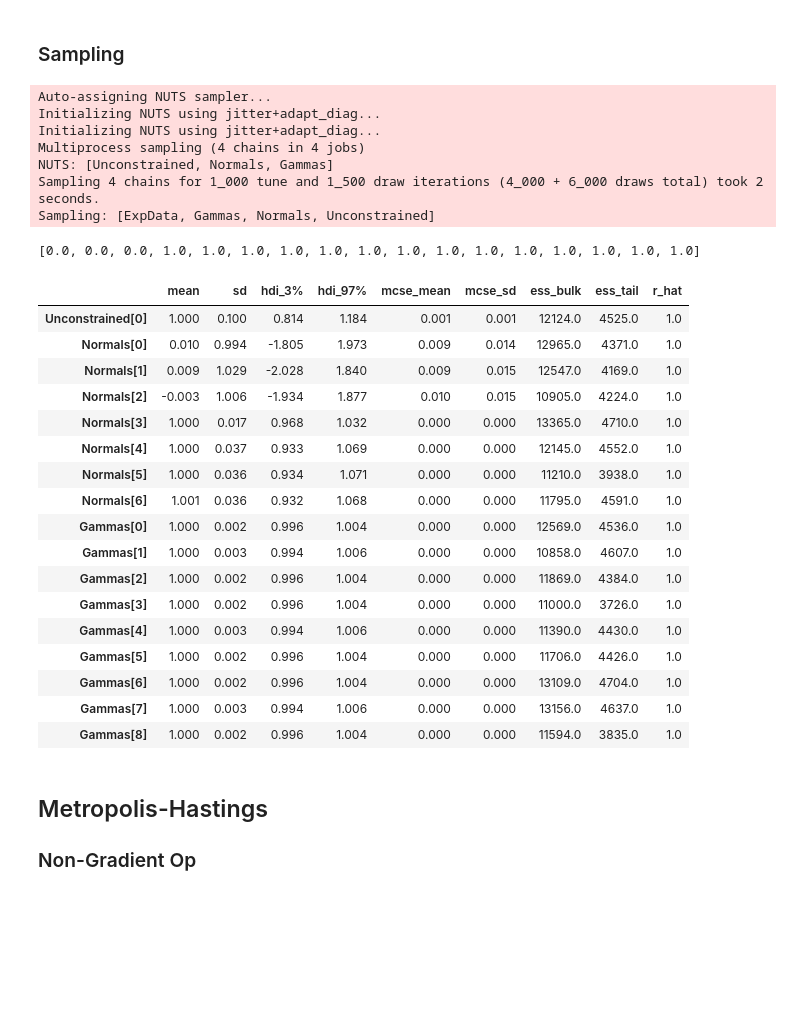
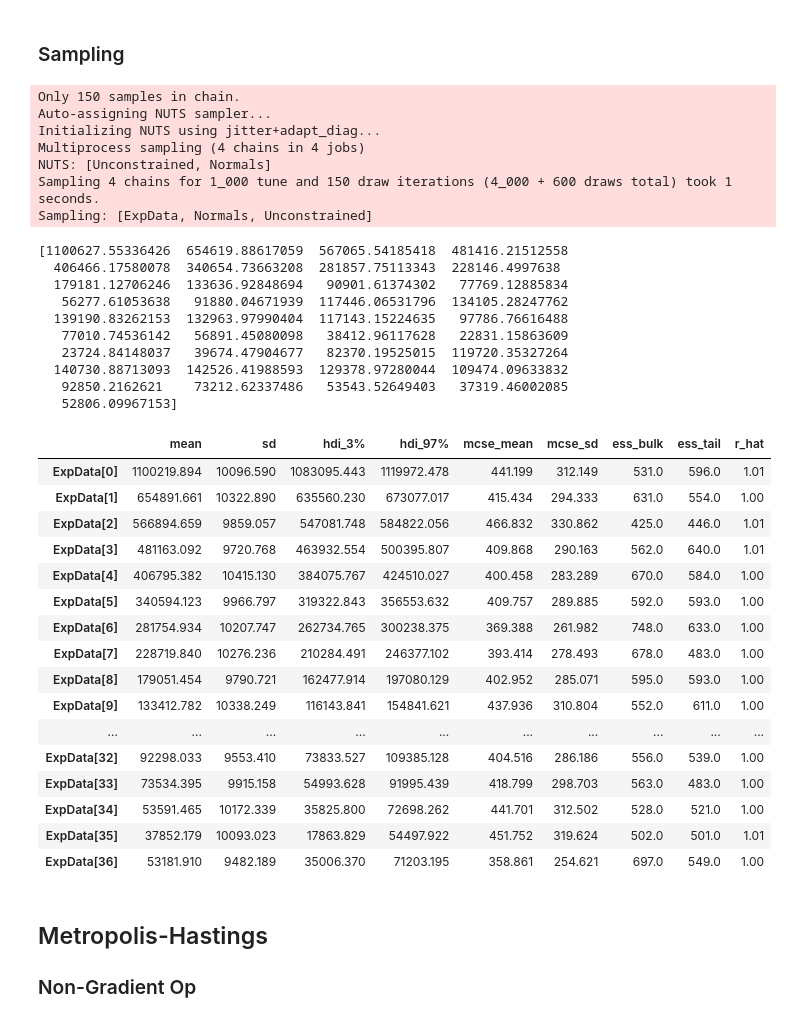
Before and after one commit to malin-horstmann/bayesian_pyhf, a Jupyter notebook: src/pyhf_pymc/sampling2.ipynb, the cells around one changed output. Saved outputs shown, nothing was run; the diff lists cells and outputs as text; code cells hidden in the pictures; blank space fills up the shorter version.

```diff
--- a/src/pyhf_pymc/sampling2.ipynb
+++ b/src/pyhf_pymc/sampling2.ipynb
@@ -102,7 +99,7 @@ nPars = len(model.config.suggested_init())
 # Prepare the priors for sampling
     # Unconstrained parameters
 unconstr_dict = {
-    'uncon1': {'type': 'unconstrained', 'type2': 'normal', 'input': [[1], [0.1]]}
+    'uncon1': {'type': 'unconstrained', 'type2': 'normal', 'input': [[2], [0.1]]}
     }
 
     # Create dictionary with all priors (unconstrained, constrained by normal and poisson)
@@ -214,47 +186,55 @@ expData_op = ExpDataOp()
 # %%
 with pm.Model():
     pars = prepare_inference.priors2pymc(prepared_model)
-    # pars = model.config.suggested_init()
+    pars = model.config.suggested_init()
 
     expData_op = ExpDataOp()
-    ExpData = pm.Normal("ExpData", mu=expData_op(pars).eval(), sigma=1, observed=obs)
+    ExpData = pm.Normal("ExpData", mu=expData_op(pars).eval(), sigma=10_000, observed=obs)
 
-    post_data = pm.sample(1500)
+    post_data = pm.sample(150)
     post_pred = pm.sample_posterior_predictive(post_data)
-    prior_pred = pm.sample_prior_predictive(1500)
+    prior_pred = pm.sample_prior_predictive(150)
 
-# print(model.expected_actualdata(eval_point))
-# az.summary(post_pred, var_names="ExpData")
+print(model.expected_actualdata(eval_point))
+az.summary(post_pred, var_names="ExpData")
 
-print(eval_point)
-az.summary(post_data)
+# print(eval_point)
+# az.summary(post_data)
 # %% [output]
+Only 150 samples in chain.
 Auto-assigning NUTS sampler...
 Initializing NUTS using jitter+adapt_diag...
-Initializing NUTS using jitter+adapt_diag...
 Multiprocess sampling (4 chains in 4 jobs)
-NUTS: [Unconstrained, Normals, Gammas]
-Sampling 4 chains for 1_000 tune and 1_500 draw iterations (4_000 + 6_000 draws total) took 2 seconds.
-Sampling: [ExpData, Gammas, Normals, Unconstrained]
+NUTS: [Unconstrained, Normals]
+Sampling 4 chains for 1_000 tune and 150 draw iterations (4_000 + 600 draws total) took 1 seconds.
+Sampling: [ExpData, Normals, Unconstrained]
-[0.0, 0.0, 0.0, 1.0, 1.0, 1.0, 1.0, 1.0, 1.0, 1.0, 1.0, 1.0, 1.0, 1.0, 1.0, 1.0, 1.0]
+[1100627.55336426  654619.88617059  567065.54185418  481416.21512558
+  406466.17580078  340654.73663208  281857.75113343  228146.4997638
+  179181.12706246  133636.92848694   90901.61374302   77769.12885834
+   56277.61053638   91880.04671939  117446.06531796  134105.28247762
+  139190.83262153  132963.97990404  117143.15224635   97786.76616488
+   77010.74536142   56891.45080098   38412.96117628   22831.15863609
+   23724.84148037   39674.47904677   82370.19525015  119720.35327264
+  140730.88713093  142526.41988593  129378.97280044  109474.09633832
+   92850.2162621    73212.62337486   53543.52649403   37319.46002085
+   52806.09967153]
 |  | mean | sd | hdi_3% | hdi_97% | mcse_mean | mcse_sd | ess_bulk | ess_tail | r_hat |
-| Unconstrained[0] | 1.000 | 0.100 | 0.814 | 1.184 | 0.001 | 0.001 | 12124.0 | 4525.0 | 1.0 |
-| Normals[0] | 0.010 | 0.994 | -1.805 | 1.973 | 0.009 | 0.014 | 12965.0 | 4371.0 | 1.0 |
-| Normals[1] | 0.009 | 1.029 | -2.028 | 1.840 | 0.009 | 0.015 | 12547.0 | 4169.0 | 1.0 |
-| Normals[2] | -0.003 | 1.006 | -1.934 | 1.877 | 0.010 | 0.015 | 10905.0 | 4224.0 | 1.0 |
-| Normals[3] | 1.000 | 0.017 | 0.968 | 1.032 | 0.000 | 0.000 | 13365.0 | 4710.0 | 1.0 |
-| Normals[4] | 1.000 | 0.037 | 0.933 | 1.069 | 0.000 | 0.000 | 12145.0 | 4552.0 | 1.0 |
-| Normals[5] | 1.000 | 0.036 | 0.934 | 1.071 | 0.000 | 0.000 | 11210.0 | 3938.0 | 1.0 |
-| Normals[6] | 1.001 | 0.036 | 0.932 | 1.068 | 0.000 | 0.000 | 11795.0 | 4591.0 | 1.0 |
-| Gammas[0] | 1.000 | 0.002 | 0.996 | 1.004 | 0.000 | 0.000 | 12569.0 | 4536.0 | 1.0 |
-| Gammas[1] | 1.000 | 0.003 | 0.994 | 1.006 | 0.000 | 0.000 | 10858.0 | 4607.0 | 1.0 |
-| Gammas[2] | 1.000 | 0.002 | 0.996 | 1.004 | 0.000 | 0.000 | 11869.0 | 4384.0 | 1.0 |
-| Gammas[3] | 1.000 | 0.002 | 0.996 | 1.004 | 0.000 | 0.000 | 11000.0 | 3726.0 | 1.0 |
-| Gammas[4] | 1.000 | 0.003 | 0.994 | 1.006 | 0.000 | 0.000 | 11390.0 | 4430.0 | 1.0 |
-| Gammas[5] | 1.000 | 0.002 | 0.996 | 1.004 | 0.000 | 0.000 | 11706.0 | 4426.0 | 1.0 |
-| Gammas[6] | 1.000 | 0.002 | 0.996 | 1.004 | 0.000 | 0.000 | 13109.0 | 4704.0 | 1.0 |
-| Gammas[7] | 1.000 | 0.003 | 0.994 | 1.006 | 0.000 | 0.000 | 13156.0 | 4637.0 | 1.0 |
-| Gammas[8] | 1.000 | 0.002 | 0.996 | 1.004 | 0.000 | 0.000 | 11594.0 | 3835.0 | 1.0 |
+| ExpData[0] | 1100219.894 | 10096.590 | 1083095.443 | 1119972.478 | 441.199 | 312.149 | 531.0 | 596.0 | 1.01 |
+| ExpData[1] | 654891.661 | 10322.890 | 635560.230 | 673077.017 | 415.434 | 294.333 | 631.0 | 554.0 | 1.00 |
+| ExpData[2] | 566894.659 | 9859.057 | 547081.748 | 584822.056 | 466.832 | 330.862 | 425.0 | 446.0 | 1.01 |
+| ExpData[3] | 481163.092 | 9720.768 | 463932.554 | 500395.807 | 409.868 | 290.163 | 562.0 | 640.0 | 1.01 |
+| ExpData[4] | 406795.382 | 10415.130 | 384075.767 | 424510.027 | 400.458 | 283.289 | 670.0 | 584.0 | 1.00 |
+| ExpData[5] | 340594.123 | 9966.797 | 319322.843 | 356553.632 | 409.757 | 289.885 | 592.0 | 593.0 | 1.00 |
+| ExpData[6] | 281754.934 | 10207.747 | 262734.765 | 300238.375 | 369.388 | 261.982 | 748.0 | 633.0 | 1.00 |
+| ExpData[7] | 228719.840 | 10276.236 | 210284.491 | 246377.102 | 393.414 | 278.493 | 678.0 | 483.0 | 1.00 |
+| ExpData[8] | 179051.454 | 9790.721 | 162477.914 | 197080.129 | 402.952 | 285.071 | 595.0 | 593.0 | 1.00 |
+| ExpData[9] | 133412.782 | 10338.249 | 116143.841 | 154841.621 | 437.936 | 310.804 | 552.0 | 611.0 | 1.00 |
+| ... | ... | ... | ... | ... | ... | ... | ... | ... | ... |
+| ExpData[32] | 92298.033 | 9553.410 | 73833.527 | 109385.128 | 404.516 | 286.186 | 556.0 | 539.0 | 1.00 |
+| ExpData[33] | 73534.395 | 9915.158 | 54993.628 | 91995.439 | 418.799 | 298.703 | 563.0 | 483.0 | 1.00 |
+| ExpData[34] | 53591.465 | 10172.339 | 35825.800 | 72698.262 | 441.701 | 312.502 | 528.0 | 521.0 | 1.00 |
+| ExpData[35] | 37852.179 | 10093.023 | 17863.829 | 54497.922 | 451.752 | 319.624 | 502.0 | 501.0 | 1.01 |
+| ExpData[36] | 53181.910 | 9482.189 | 35006.370 | 71203.195 | 358.861 | 254.621 | 697.0 | 549.0 | 1.00 |
 # %% [markdown]
 ## Metropolis-Hastings
 
```
Also changed, not shown: parts of 8 cells of this notebook.
